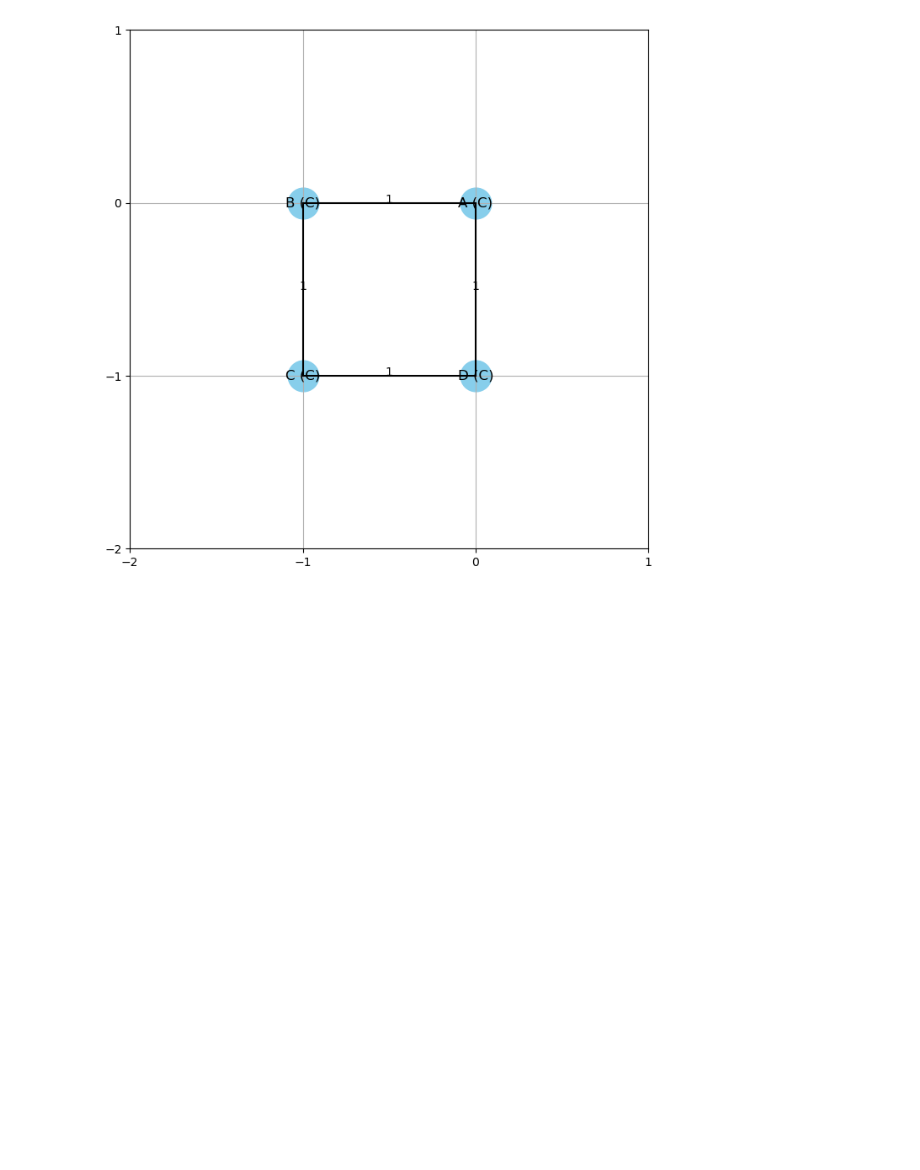
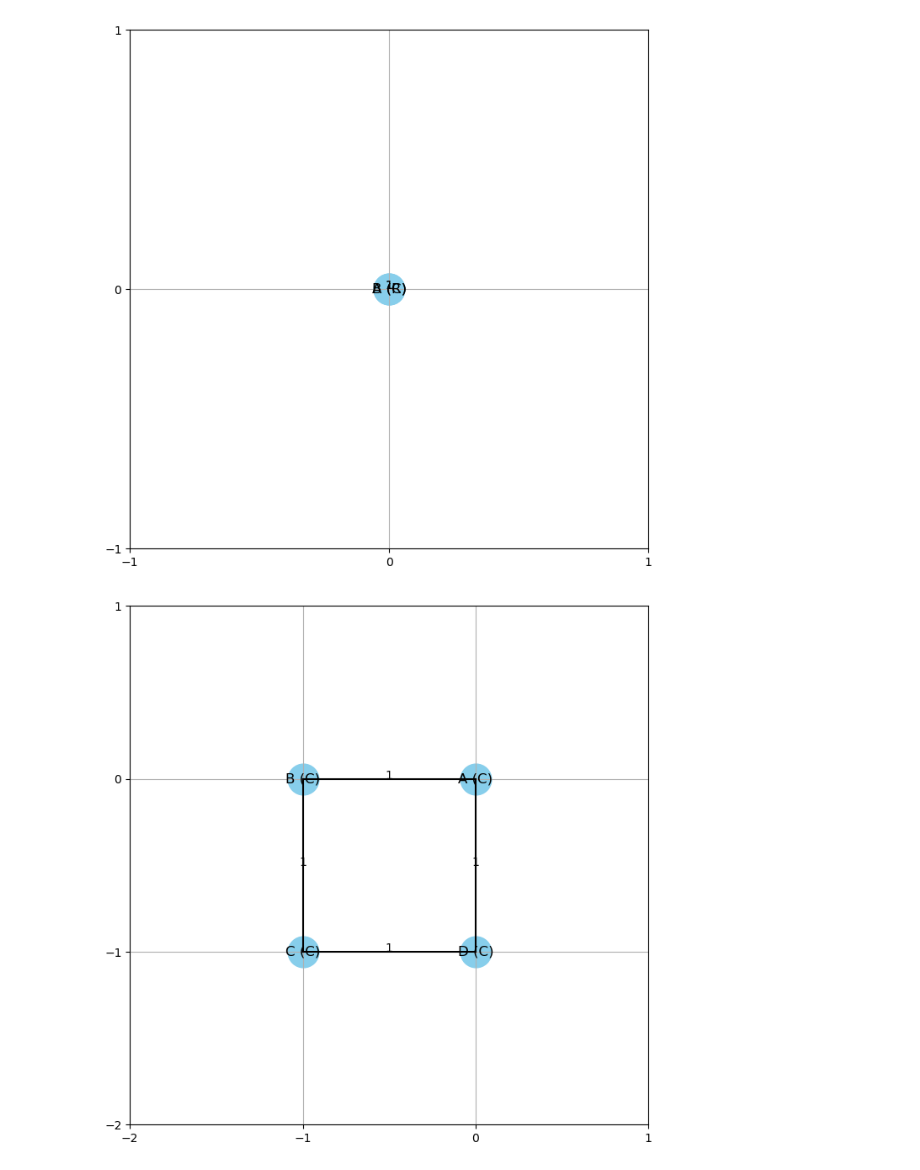
Before and after one commit to KislayTandon22/Graph-Orthogonal-Visualization, a Jupyter notebook: Graph Visualizer/drawing.ipynb, the cells around one changed output. Cells and saved outputs as stored; diff of their text form; code cells hidden in the pictures; blank space fills up the shorter version.

```diff
--- a/Graph Visualizer/drawing.ipynb
+++ b/Graph Visualizer/drawing.ipynb
@@ -353,6 +353,12 @@ class WeightedGraph:
                     kitty_corners.add(v)
 
         return kitty_corners
+# %%
+tg=WeightedGraph()
+tg.create_graph_with_rotation('RC')
+tg.draw_graph()
+# %% [output]
+[figure, added]
 # %%
 wg = WeightedGraph()
 wg.create_graph_with_rotation('CCCC', 'Clockwise')
```
Also changed, not shown: 6 other files.
